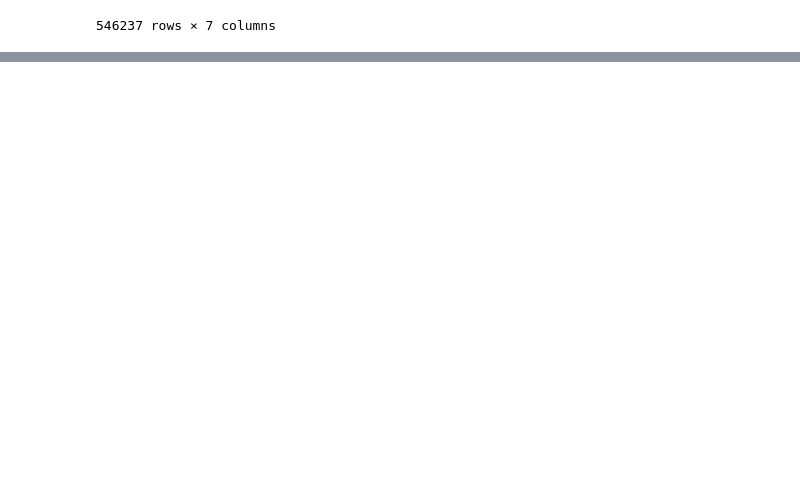
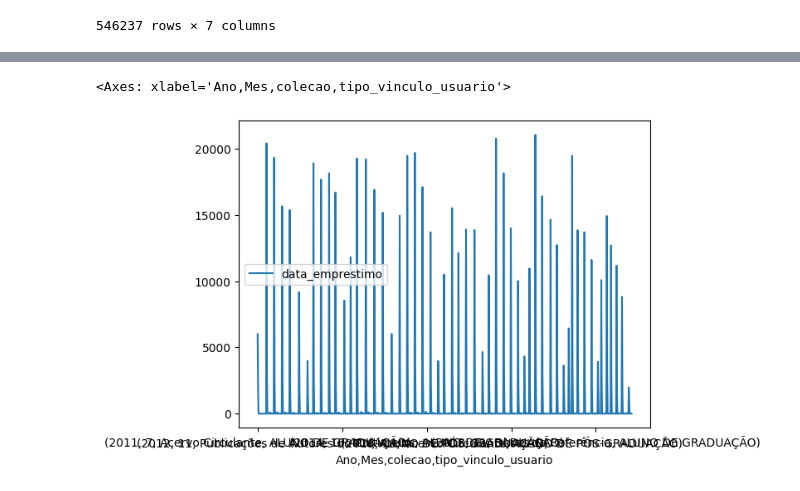
Before and after one commit to Nilshiniti/Projeto_Livraria_Pandas, a Jupyter notebook: primeiro_dia.ipynb, the cells around one changed output, grey strips where cells are left out. Saved outputs shown, nothing was run; the diff lists cells and outputs as text; code cells hidden in the pictures; blank space fills up the shorter version.

```diff
--- a/primeiro_dia.ipynb
+++ b/primeiro_dia.ipynb
@@ -187,0 +128,5 @@ memory usage: 205.6+ MB
+# %%
+Mudar = ["data_renovacao","data_emprestimo","data_devolucao"]
+
+for i in dfcomp[Mudar]:
+    dfcomp[i] = dfcomp[i].str.replace("/","-")
@@ -187,0 +313,9 @@ memory usage: 205.6+ MB
+# %%
+valida = dfcomp.loc[(dfcomp["tipo_vinculo_usuario"] == "ALUNO DE GRADUAÇÃO") | (dfcomp["tipo_vinculo_usuario"] == "ALUNO DE PÓS-GRADUAÇÃO") ]
+valida = valida.loc[(valida["Ano"] > 2010) & (valida["Ano"] < 2020) ]
+Analise_quar = valida[["colecao","tipo_vinculo_usuario", "data_emprestimo", "Ano", "Mes"]]
+Analise_quar = Analise_quar.groupby(by=["Ano", "Mes", "colecao", "tipo_vinculo_usuario"]).count()
+Analise_quar.plot()
+# %% [output]
+<Axes: xlabel='Ano,Mes,colecao,tipo_vinculo_usuario'>
+[figure, added]
```
Also changed, not shown: parts of 19 cells of this notebook.
